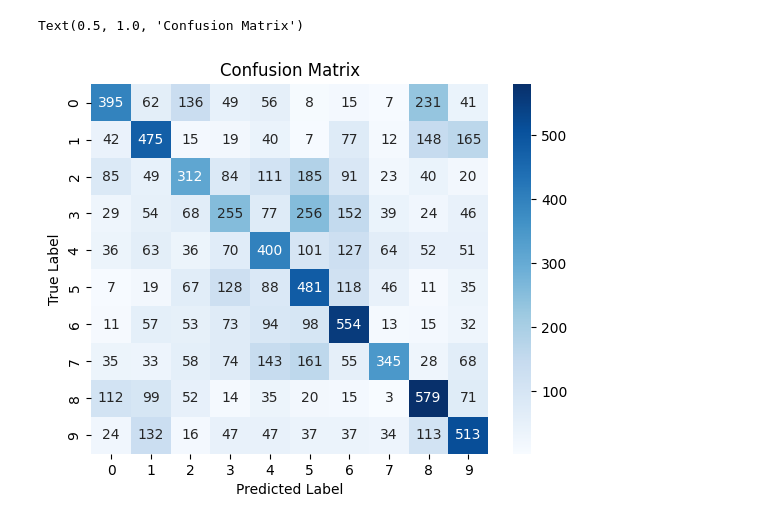
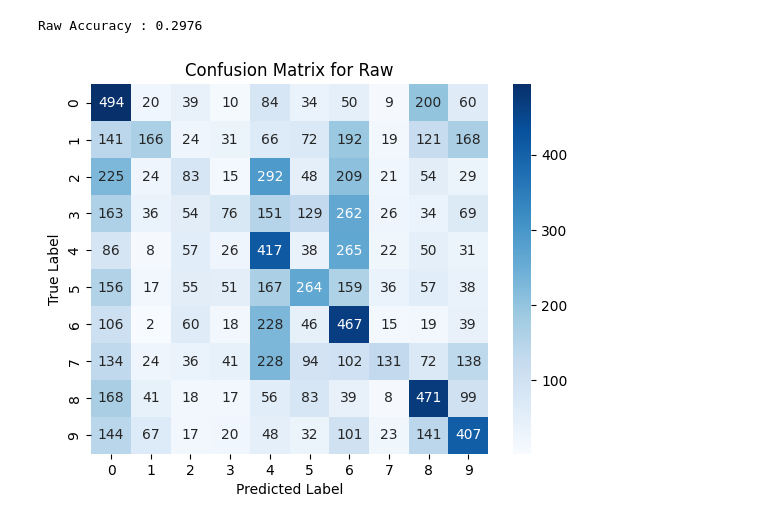
Before and after one commit to varaiitj2527/PRMLProject, a Jupyter notebook: Model/Bayesian_Models/Gaussian_Naive_Bayes_Models.ipynb, the cells around one changed output. Drawn from its saved outputs; the diff is of its cells as text; code cells hidden in the pictures.

```diff
--- a/Model/Bayesian_Models/Gaussian_Naive_Bayes_Models.ipynb
+++ b/Model/Bayesian_Models/Gaussian_Naive_Bayes_Models.ipynb
@@ -227,10 +27,7 @@ Accuracy: 0.4309
-# %%
-from sklearn.metrics import confusion_matrix     # Plotting confusion matrix
-cm = confusion_matrix(y_test, y_pred_gnb_pca_hog)
-sns.heatmap(cm,annot=True, fmt="d", cmap="Blues")
-plt.xlabel("Predicted Label")
-plt.ylabel("True Label")
-plt.title("Confusion Matrix")
-# %% [output]
-Text(0.5, 1.0, 'Confusion Matrix')
-[figure, removed]
+# %%
+def unpickle(filename) :
+
+  with open(filename, 'rb') as file :
+      data = pickle.load(file, encoding='bytes')
+
+  return data
@@ -236,0 +58,33 @@ Text(0.5, 1.0, 'Confusion Matrix')
+# %%
+X_train = [train_RawData.reshape(-1,3072),train_HoGData,train_PcaData,train_HoG_PcaData,train_Pca_HoGData,train_ResnetData,train_QuicknetData]
+y_train = train_labels
+X_test = [test_RawData.reshape(-1,3072),test_HoGData,test_PcaData,test_HoG_PcaData,test_Pca_HoGData,test_ResnetData,test_QunicknetData]
+y_test = test_labels
+# %%
+from sklearn.naive_bayes import GaussianNB
+from sklearn.metrics import accuracy_score
+from sklearn.metrics import confusion_matrix
+
+def GNB(X_train,y_train,X_test,y_test) :
+
+    clf = GaussianNB()
+    clf.fit(X_train, y_train)
+    y_pred = clf.predict(X_test)
+    return y_pred
+
+def CM(y_test,y_pred,name) :
+
+    cm = confusion_matrix(y_test, y_pred)
+    sns.heatmap(cm,annot=True, fmt="d", cmap="Blues")
+    plt.xlabel("Predicted Label")
+    plt.ylabel("True Label")
+    plt.title("Confusion Matrix for " + name)
+    plt.show()
+# %%
+y_raw = GNB(X_train[0],y_train,X_test[0],y_test)
+accuracy = accuracy_score(y_test, y_raw)
+print("Raw Accuracy :",accuracy)
+CM(y_test,y_raw,"Raw")
+# %% [output]
+Raw Accuracy : 0.2976
+[figure, added]
```
Also changed, not shown: parts of 39 cells of this notebook.
